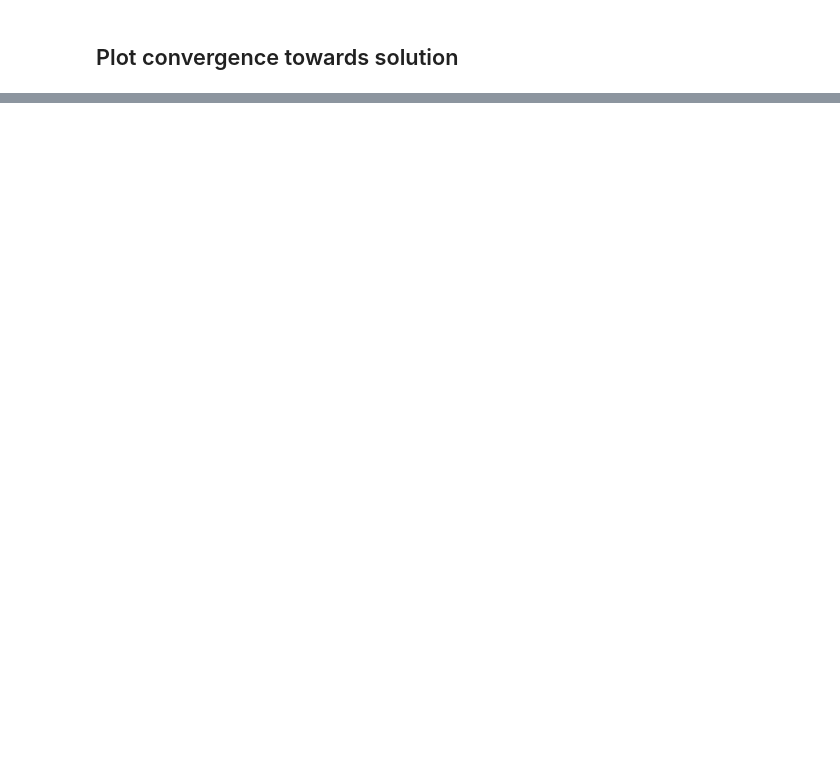
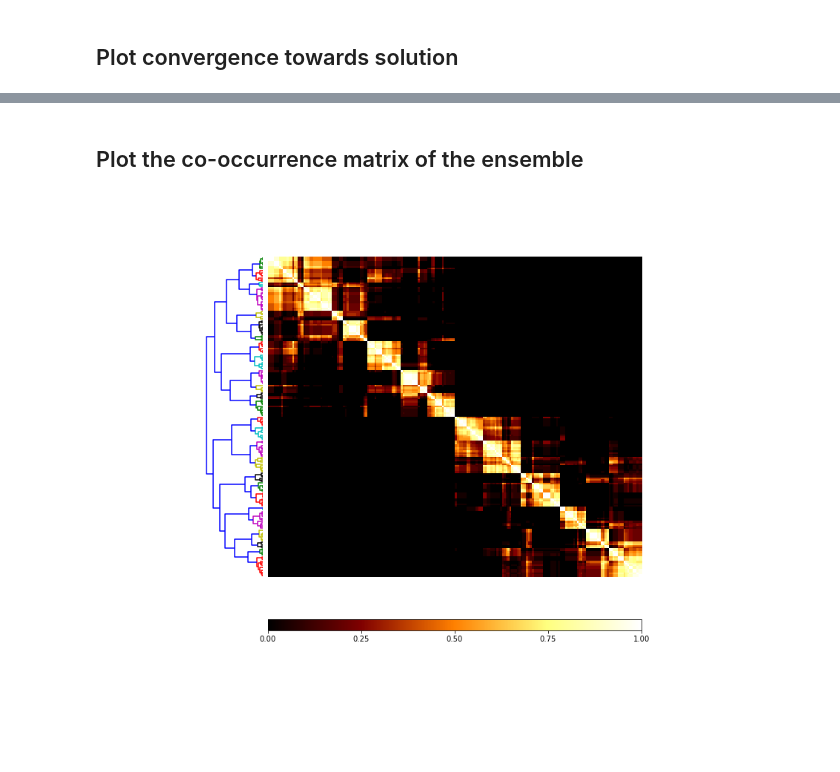
Before and after one commit to NaegleLab/OpenEnsembles, a Jupyter notebook: examples/Example_Kmeans_MajorityVote.ipynb, the cells around one changed output, grey strips where cells are left out. Cells and saved outputs as stored; diff of their text form; code cells hidden in the pictures; blank space fills up the shorter version.

Commit message:
Added linkage as pass in to co_occurrence plot, tested in majorityvote and updated documentation

```diff
--- a/examples/Example_Kmeans_MajorityVote.ipynb
+++ b/examples/Example_Kmeans_MajorityVote.ipynb
@@ -72,0 +73,7 @@ for ind in range(0, len(c_MV_arr)):
+# %% [markdown]
+## Plot the co-occurrence matrix of the ensemble
+# %%
+coMat = c.co_occurrence_matrix()
+coMat.plot(linkage='ward', labels=False)
+# %% [output]
+[figure, added]
```
Also changed, not shown: parts of 3 cells of this notebook, 2 other files.
